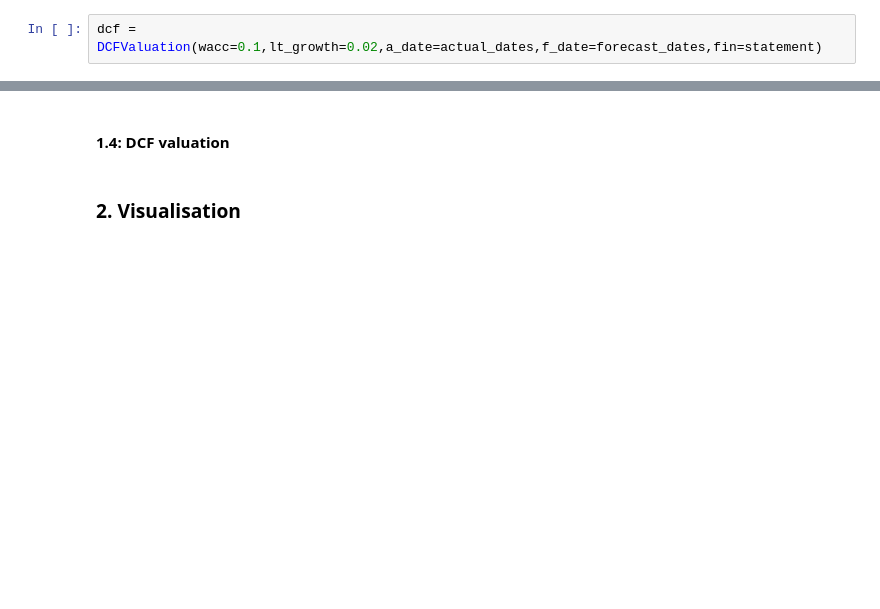
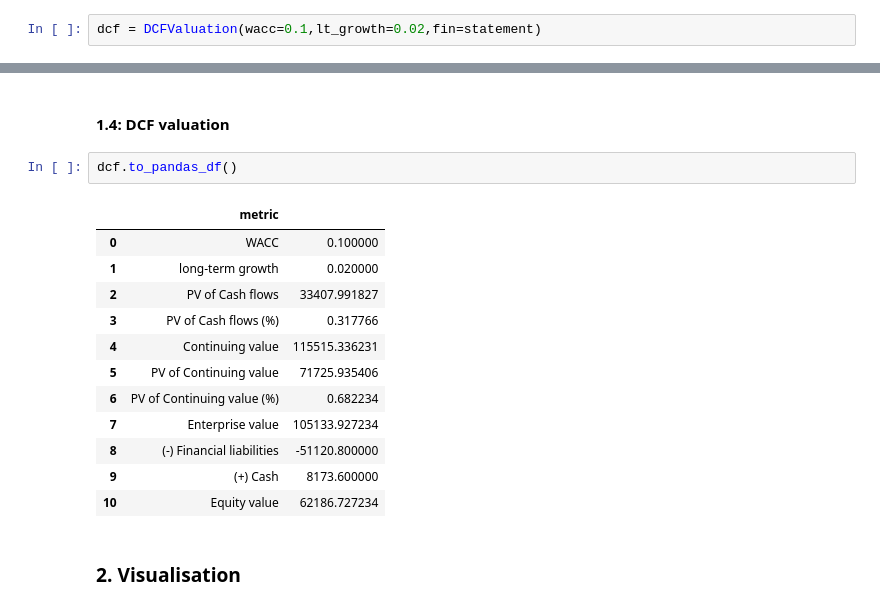
Before and after one commit to subhadri/financial_model, a Jupyter notebook: code/cheesco/company-valuation-2016-2018.ipynb, the cells around one changed output, grey strips where cells are left out. Saved outputs shown, nothing was run; the diff lists cells and outputs as text; blank space fills up the shorter version.

```diff
--- a/code/cheesco/company-valuation-2016-2018.ipynb
+++ b/code/cheesco/company-valuation-2016-2018.ipynb
@@ -23,7 +24,7 @@ statement = FinancialStatement(comp="Cheese Co.",
                                inc=source_income(file_loc,actual_dates),
                                bs=source_balance(file_loc,actual_dates))
 # %%
-dcf = DCFValuation(wacc=0.1,lt_growth=0.02,a_date=actual_dates,f_date=forecast_dates,fin=statement)
+dcf = DCFValuation(wacc=0.1,lt_growth=0.02,fin=statement)
 # %% [markdown]
 ### 1. Financial statements
 # %% [markdown]
@@ -35,5 +92,20 @@ dcf = DCFValuation(wacc=0.1,lt_growth=0.02,a_date=actual_dates,f_date=forecast_d
 # %% [markdown]
 #### 1.4: DCF valuation
+# %%
+dcf.to_pandas_df()
+# %% [output]
+|  | metric |  |
+| 0 | WACC | 0.100000 |
+| 1 | long-term growth | 0.020000 |
+| 2 | PV of Cash flows | 33407.991827 |
+| 3 | PV of Cash flows (%) | 0.317766 |
+| 4 | Continuing value | 115515.336231 |
+| 5 | PV of Continuing value | 71725.935406 |
+| 6 | PV of Continuing value (%) | 0.682234 |
+| 7 | Enterprise value | 105133.927234 |
+| 8 | (-) Financial liabilities | -51120.800000 |
+| 9 | (+) Cash | 8173.600000 |
+| 10 | Equity value | 62186.727234 |
 # %% [markdown]
 ### 2. Visualisation
 # %% [markdown]
```
Also changed, not shown: parts of 6 cells of this notebook, 3 other files.
